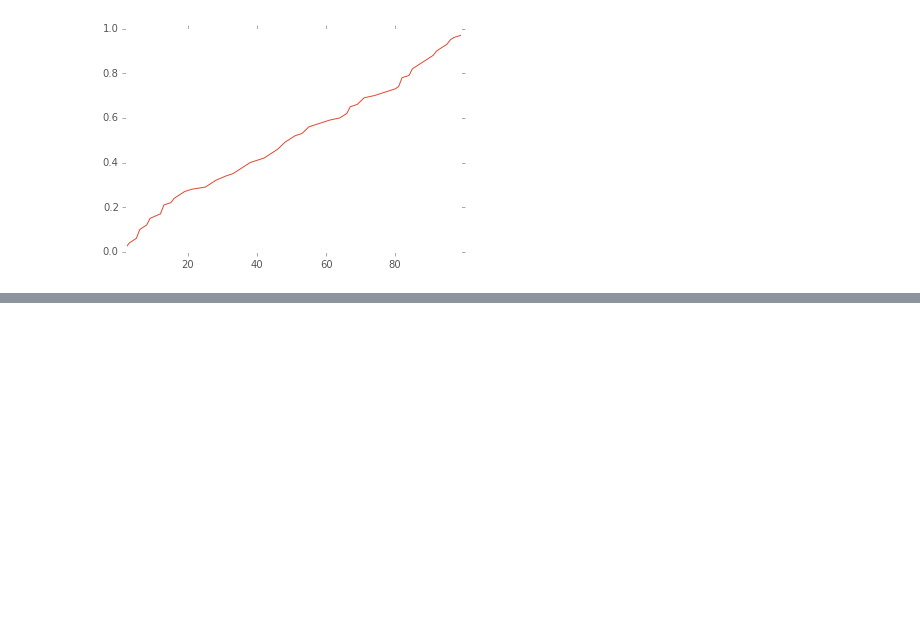
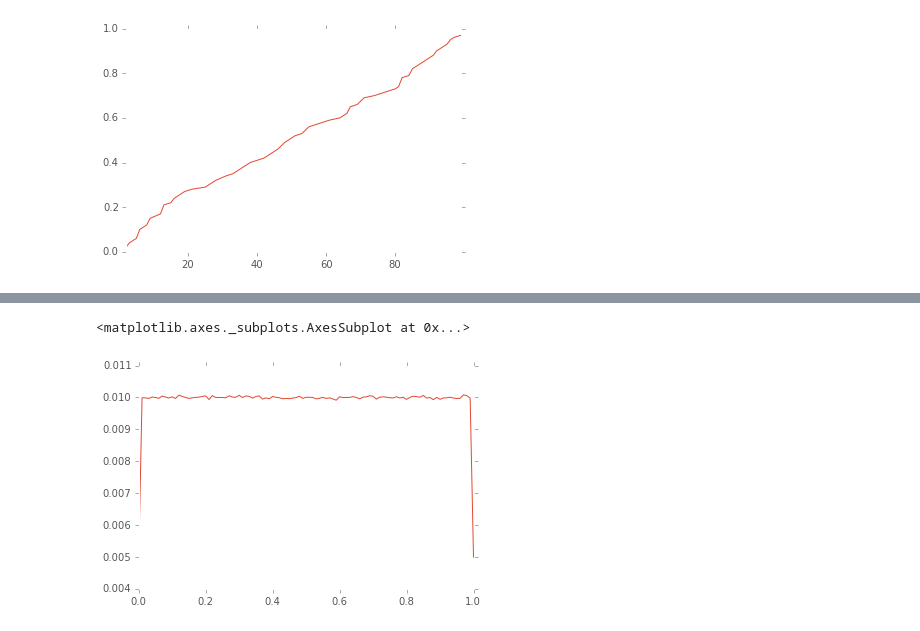
Before and after one commit to doolingdavid/ThinkStats2, a Jupyter notebook: code/notes.ipynb, the cells around one changed output, grey strips where cells are left out. Cells and saved outputs as stored; diff of their text form; code cells hidden in the pictures; blank space fills up the shorter version.

```diff
--- a/code/notes.ipynb
+++ b/code/notes.ipynb
@@ -1415,0 +1457,5 @@ duh = pd.Series(yoyolist).round().value_counts(normalize=
+# %%
+rpmf.plot()
+# %% [output]
+<matplotlib.axes._subplots.AxesSubplot at 0x...>
+[figure, added]
```
Also changed, not shown: parts of 10 cells of this notebook.
